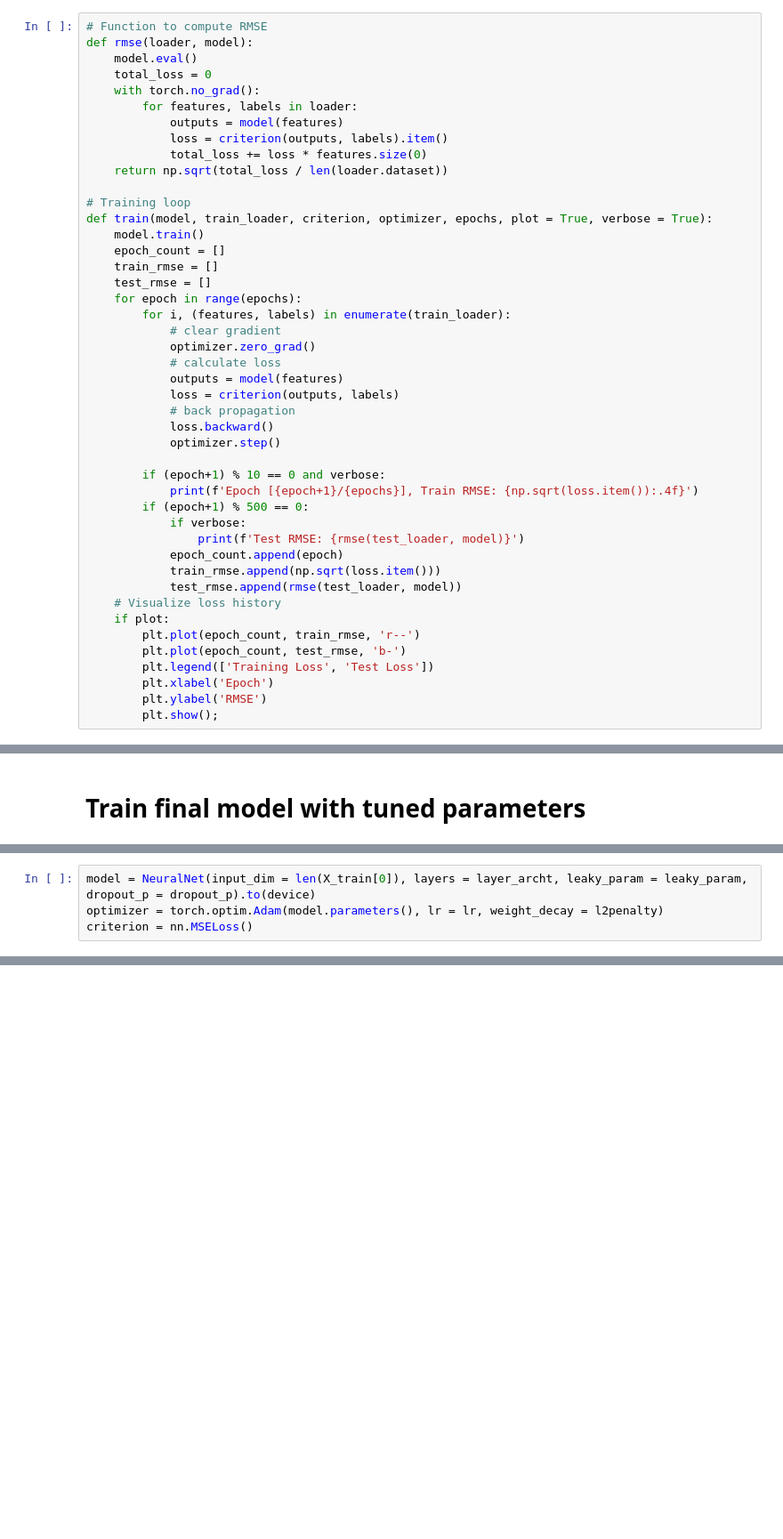
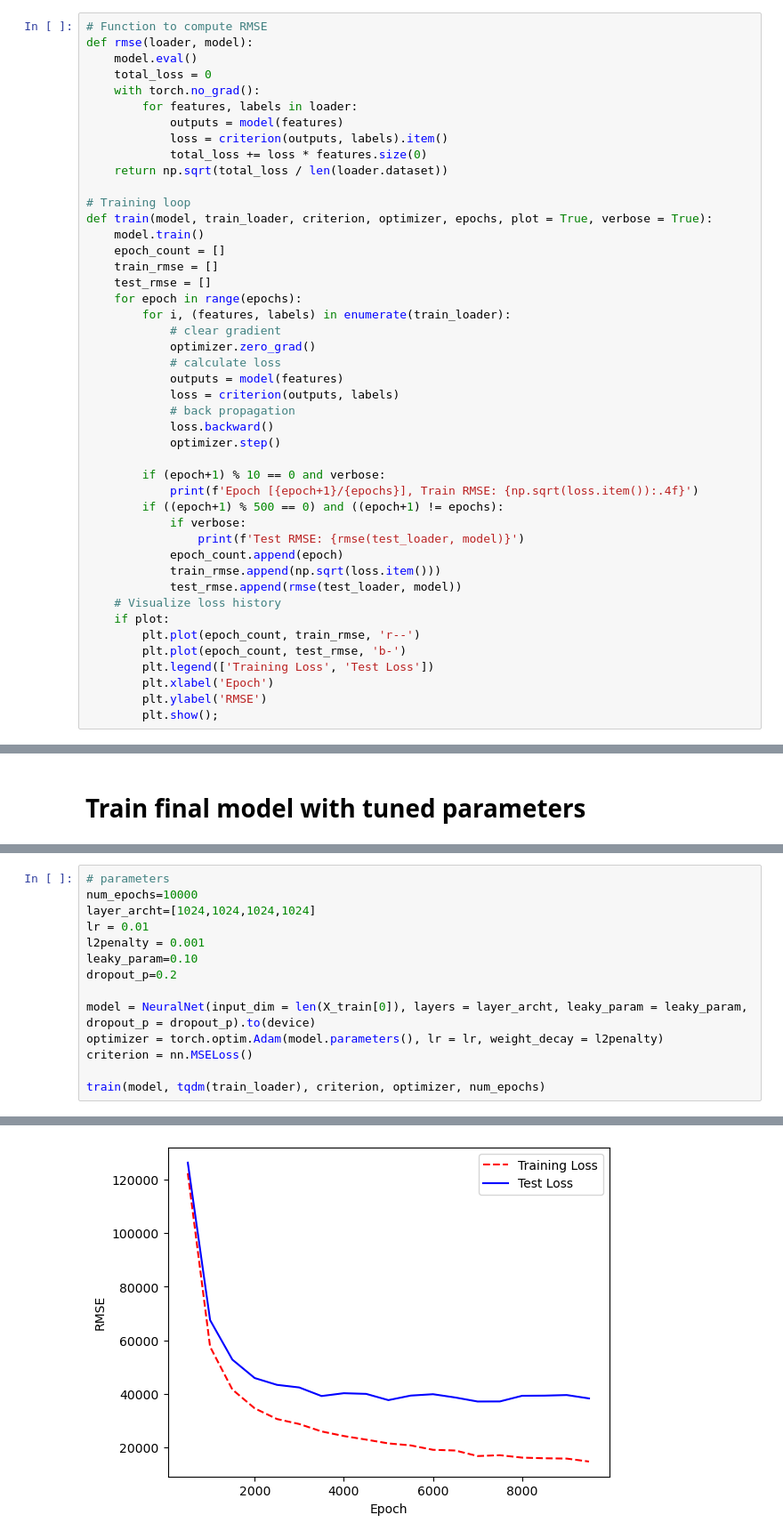
Before and after one commit to FELIX75791/CSM148_home_value_hero, a Jupyter notebook: neural_network.ipynb, the cells around one changed output, grey strips where cells are left out. Shown: that part at 89% size. Cells and saved outputs as stored; diff of their text form; blank space fills up the shorter version.

Commit message:
nn training & validation curve added, grid search added

```diff
--- a/neural_network.ipynb
+++ b/neural_network.ipynb
@@ -124,7 +124,7 @@ def train(model, train_loader, criterion, optimizer, epochs, plot = True, verbos
 
         if (epoch+1) % 10 == 0 and verbose:
             print(f'Epoch [{epoch+1}/{epochs}], Train RMSE: {np.sqrt(loss.item()):.4f}')
-        if (epoch+1) % 500 == 0:
+        if ((epoch+1) % 500 == 0) and ((epoch+1) != epochs):
             if verbose:
                 print(f'Test RMSE: {rmse(test_loader, model)}')
             epoch_count.append(epoch)
@@ -224,4 +179,15 @@ dropout_p=0.00
 # %%
+# parameters
+num_epochs=10000
+layer_archt=[1024,1024,1024,1024]
+lr = 0.01
+l2penalty = 0.001
+leaky_param=0.10
+dropout_p=0.2
+
 model = NeuralNet(input_dim = len(X_train[0]), layers = layer_archt, leaky_param = leaky_param, dropout_p = dropout_p).to(device)
 optimizer = torch.optim.Adam(model.parameters(), lr = lr, weight_decay = l2penalty)
 criterion = nn.MSELoss()
+
+train(model, tqdm(train_loader), criterion, optimizer, num_epochs)
+# %% [output]
@@ -227,0 +211 @@ criterion = nn.MSELoss()
+[figure, added]
```
Also changed, not shown: parts of 7 cells of this notebook.
